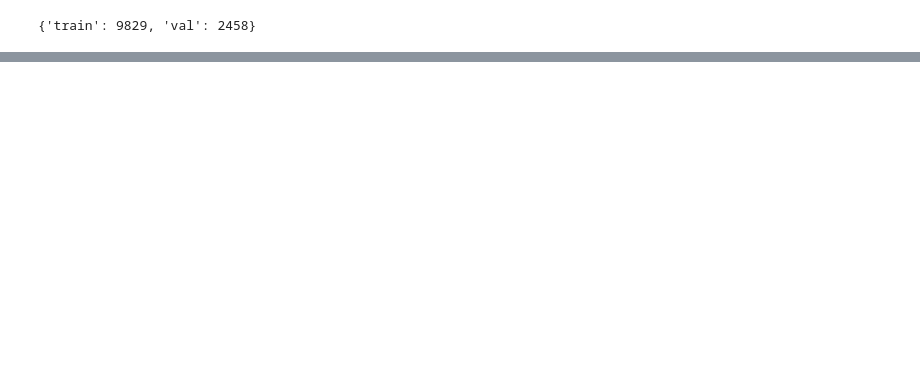
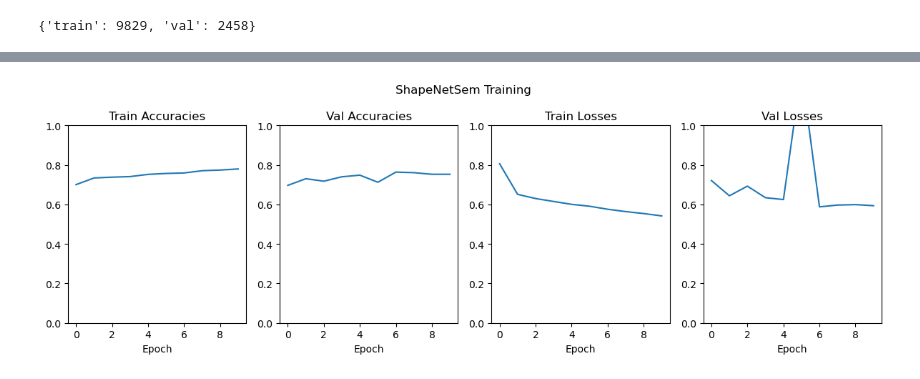
Before and after one commit to ellamcho/NB240, a Jupyter notebook: PreFinalReport/ShapeNet/ShapeNet.ipynb, the cells around one changed output, grey strips where cells are left out. Cells and saved outputs as stored; diff of their text form; code cells hidden in the pictures; blank space fills up the shorter version.

Commit message:
Add all files/scripts for Assignment4
All Transfer Learning, CIFAR 10, InDL, ShapeNetSem

```diff
--- a/PreFinalReport/ShapeNet/ShapeNet.ipynb
+++ b/PreFinalReport/ShapeNet/ShapeNet.ipynb
@@ -25,7 +26,7 @@ ImageFile.LOAD_TRUNCATED_IMAGES = True
 # Adapted from Assignment 2 codebase
 
 # TRAINING SETTINGS
-NUM_EPOCHS = 7
+NUM_EPOCHS = 10
 
 # LEARNING RATE SETTINGS
 BASE_LR = 0.001
@@ -38,7 +39,7 @@ NUM_CLASSES = 7 # set the number of classes in your dataset
 # DATA_DIR = 'CIFAR-10' # to run with the sample dataset, just set to 'hymenoptera_data'
 
 # DATALOADER PROPERTIES
-BATCH_SIZE = 15 # originally 10
+BATCH_SIZE = 50 # originally 10
 
 # GPU SETTINGS
 #TORCH_DEVICE = 'mps:0' # Enter device ID of your gpu if you want to run on gpu. Otherwise neglect.
@@ -324,7 +325,7 @@ def exp_lr_scheduler(optimizer, epoch, init_lr=BASE_LR, lr_decay_epoch=EPOCH_DEC
     return optimizer
 # %%
 # Define model architecture
-model_ft = models.resnet18(pretrained=True)
+model_ft = models.resnet50(pretrained=True)
 
 criterion = nn.CrossEntropyLoss()
 
@@ -364,0 +372,32 @@ torch.save(model_ft.state_dict(), 'shapenetsem_1.pt')
+# %%
+# Create subplots
+fig, ax = plt.subplots(1, 4, figsize = (12,4))
+fig.suptitle("ShapeNetSem Training", fontsize=12)
+
+ax[0].plot(accuracies['train'])
+ax[0].set_title('Train Accuracies')
+ax[0].set_xlabel('Epoch')
+ax[0].set_ylim(0, 1)
+
+ax[1].plot(accuracies['val'])
+ax[1].set_title('Val Accuracies')
+ax[1].set_xlabel('Epoch')
+ax[1].set_ylim(0, 1)
+
+ax[2].plot(losses['train'])
+ax[2].set_title('Train Losses')
+ax[2].set_xlabel('Epoch')
+ax[2].set_ylim(0, 1)
+
+ax[3].plot(losses['val'])
+ax[3].set_title('Val Losses')
+ax[3].set_xlabel('Epoch')
+ax[3].set_ylim(0, 1)
+
+plt.tight_layout()
+
+plt.savefig("ShapeNetSemTraining.png", dpi=300)
+
+plt.show()
+# %% [output]
+[figure, added]
```
Also changed, not shown: parts of 4 cells of this notebook, 17 other files.
